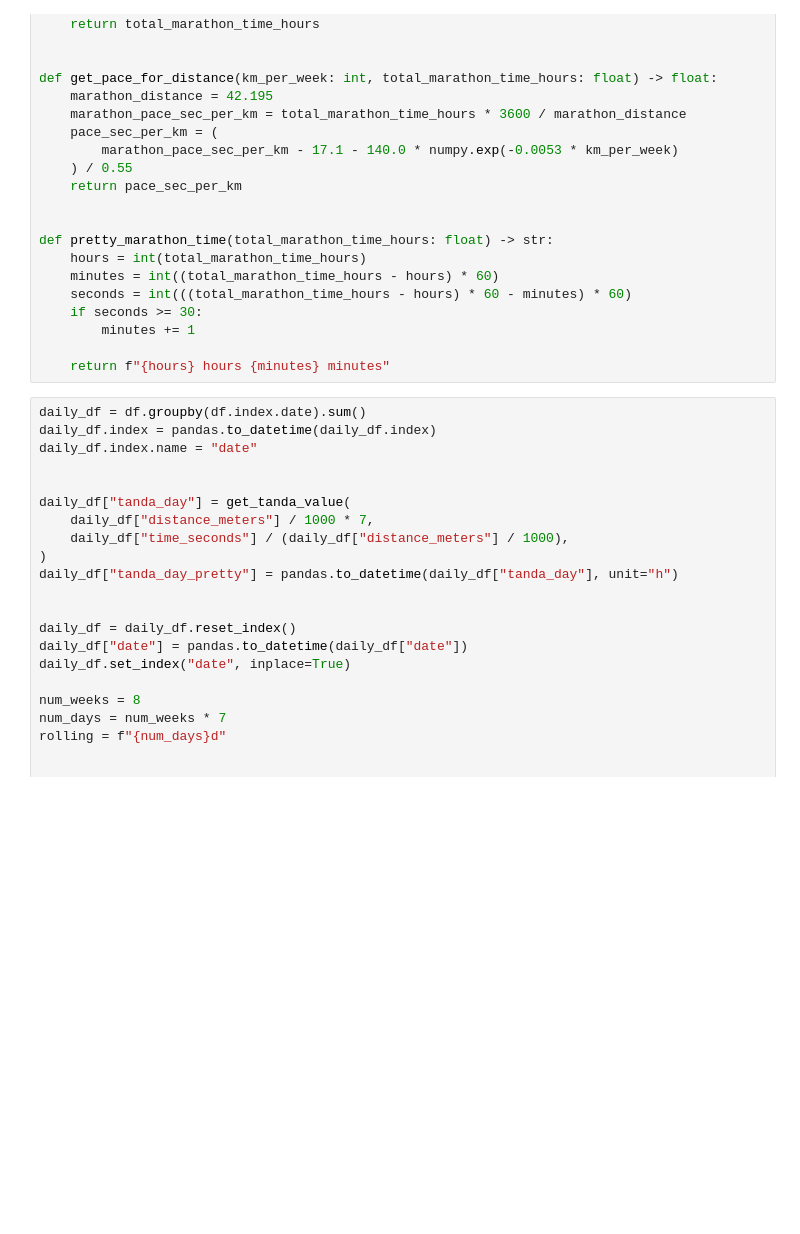
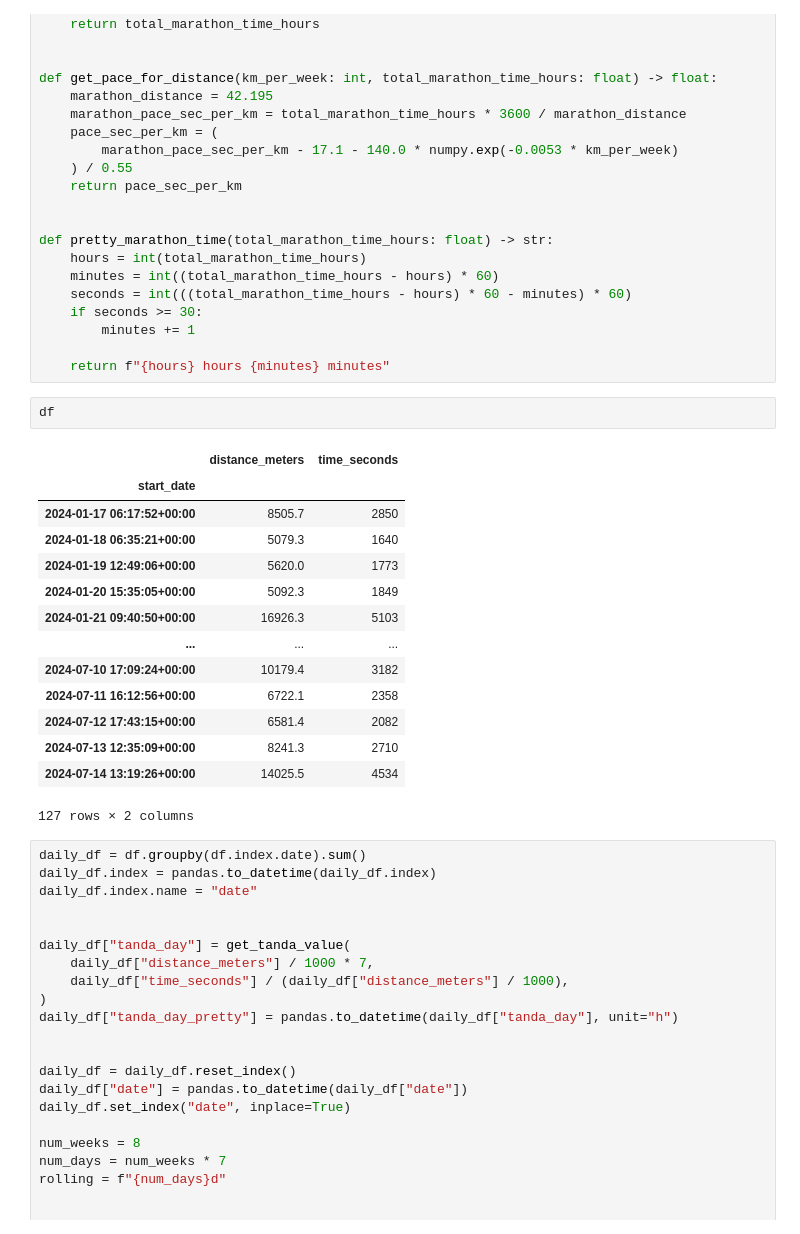
Before and after one commit to duarteocarmo/tandarunner, a Jupyter notebook: notebooks/strava-data.ipynb, the cells around one changed output. Cells and saved outputs as stored; diff of their text form; blank space fills up the shorter version.

```diff
--- a/notebooks/strava-data.ipynb
+++ b/notebooks/strava-data.ipynb
@@ -114,6 +130,23 @@ def pretty_marathon_time(total_marathon_time_hours: float) -> str:
         minutes += 1
 
     return f"{hours} hours {minutes} minutes"
+# %%
+df
+# %% [output]
+|  | distance_meters | time_seconds |
+| start_date |  |  |
+| 2024-01-17 06:17:52+00:00 | 8505.7 | 2850 |
+| 2024-01-18 06:35:21+00:00 | 5079.3 | 1640 |
+| 2024-01-19 12:49:06+00:00 | 5620.0 | 1773 |
+| 2024-01-20 15:35:05+00:00 | 5092.3 | 1849 |
+| 2024-01-21 09:40:50+00:00 | 16926.3 | 5103 |
+| ... | ... | ... |
+| 2024-07-10 17:09:24+00:00 | 10179.4 | 3182 |
+| 2024-07-11 16:12:56+00:00 | 6722.1 | 2358 |
+| 2024-07-12 17:43:15+00:00 | 6581.4 | 2082 |
+| 2024-07-13 12:35:09+00:00 | 8241.3 | 2710 |
+| 2024-07-14 13:19:26+00:00 | 14025.5 | 4534 |
+127 rows × 2 columns
 # %%
 daily_df = df.groupby(df.index.date).sum()
 daily_df.index = pandas.to_datetime(daily_df.index)
```
Also changed, not shown: parts of 4 cells of this notebook, 5 other files.
